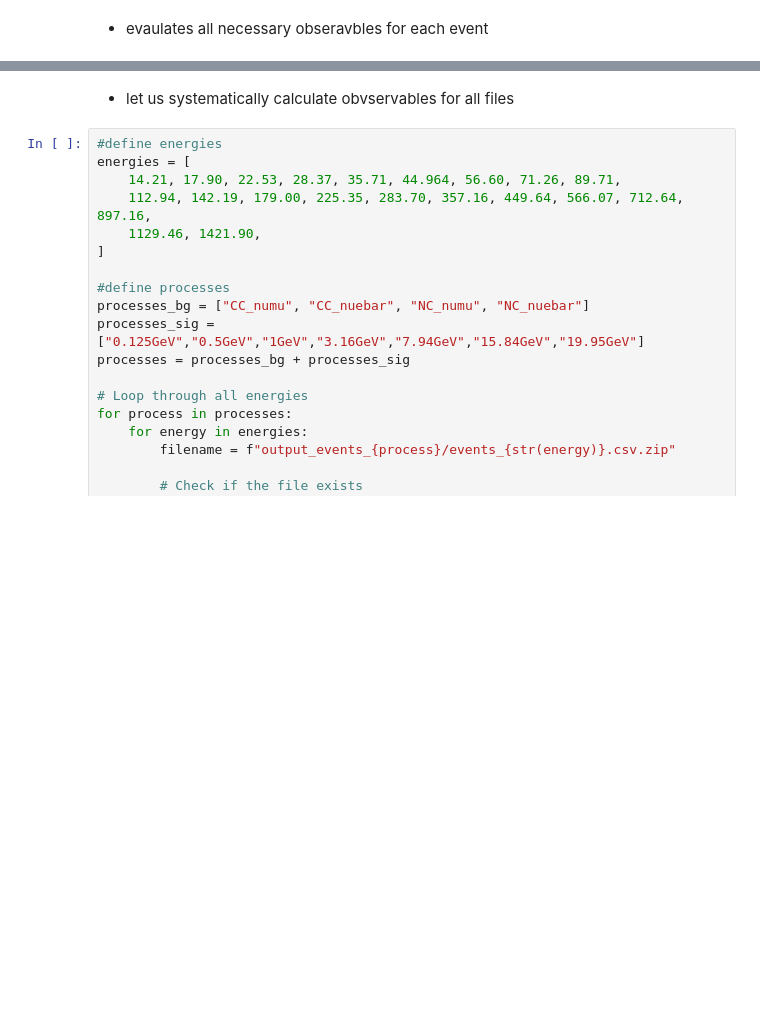
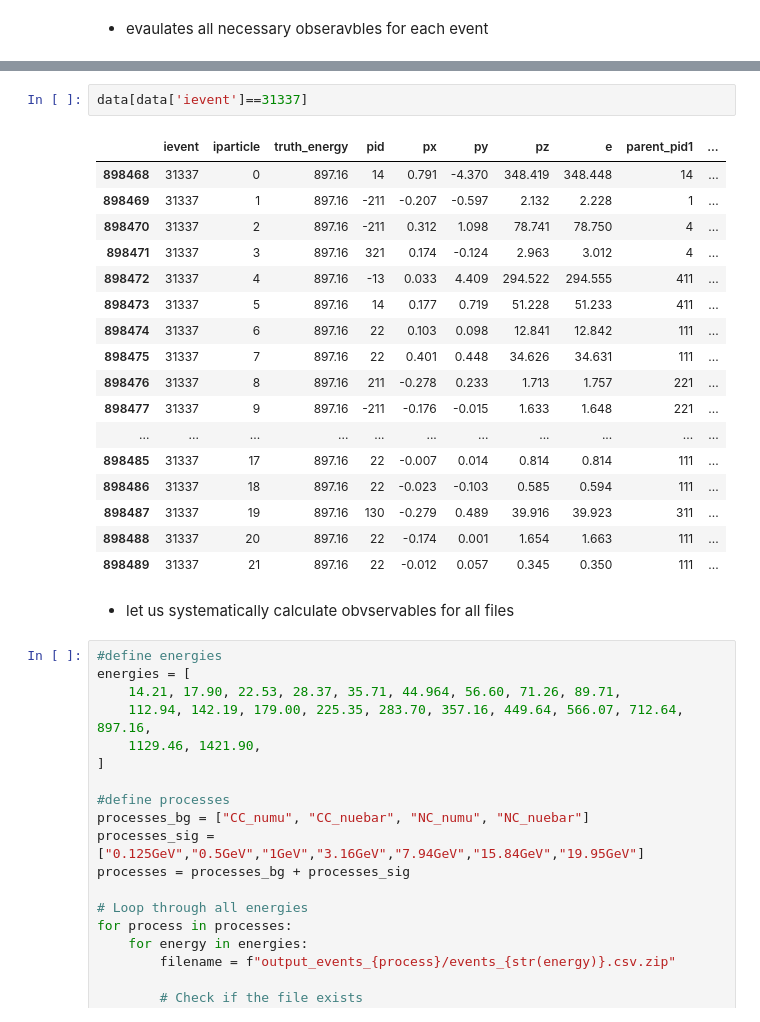
Before and after one commit to JyotismitaAdhikary/Mu_col_nu_portal, a Jupyter notebook: analysis-3-observables.ipynb, the cells around one changed output, grey strips where cells are left out. Cells and saved outputs as stored; diff of their text form; blank space fills up the shorter version.

```diff
--- a/analysis-3-observables.ipynb
+++ b/analysis-3-observables.ipynb
@@ -142,3 +163,23 @@ observables
+# %%
+data[data['ievent']==31337]
+# %% [output]
+|  | ievent | iparticle | truth_energy | pid | px | py | pz | e | parent_pid1 | ... |
+| 898468 | 31337 | 0 | 897.16 | 14 | 0.791 | -4.370 | 348.419 | 348.448 | 14 | ... |
+| 898469 | 31337 | 1 | 897.16 | -211 | -0.207 | -0.597 | 2.132 | 2.228 | 1 | ... |
+| 898470 | 31337 | 2 | 897.16 | -211 | 0.312 | 1.098 | 78.741 | 78.750 | 4 | ... |
+| 898471 | 31337 | 3 | 897.16 | 321 | 0.174 | -0.124 | 2.963 | 3.012 | 4 | ... |
+| 898472 | 31337 | 4 | 897.16 | -13 | 0.033 | 4.409 | 294.522 | 294.555 | 411 | ... |
+| 898473 | 31337 | 5 | 897.16 | 14 | 0.177 | 0.719 | 51.228 | 51.233 | 411 | ... |
+| 898474 | 31337 | 6 | 897.16 | 22 | 0.103 | 0.098 | 12.841 | 12.842 | 111 | ... |
+| 898475 | 31337 | 7 | 897.16 | 22 | 0.401 | 0.448 | 34.626 | 34.631 | 111 | ... |
+| 898476 | 31337 | 8 | 897.16 | 211 | -0.278 | 0.233 | 1.713 | 1.757 | 221 | ... |
+| 898477 | 31337 | 9 | 897.16 | -211 | -0.176 | -0.015 | 1.633 | 1.648 | 221 | ... |
+| ... | ... | ... | ... | ... | ... | ... | ... | ... | ... | ... |
+| 898485 | 31337 | 17 | 897.16 | 22 | -0.007 | 0.014 | 0.814 | 0.814 | 111 | ... |
+| 898486 | 31337 | 18 | 897.16 | 22 | -0.023 | -0.103 | 0.585 | 0.594 | 111 | ... |
+| 898487 | 31337 | 19 | 897.16 | 130 | -0.279 | 0.489 | 39.916 | 39.923 | 311 | ... |
+| 898488 | 31337 | 20 | 897.16 | 22 | -0.174 | 0.001 | 1.654 | 1.663 | 111 | ... |
+| 898489 | 31337 | 21 | 897.16 | 22 | -0.012 | 0.057 | 0.345 | 0.350 | 111 | ... |
 # %% [markdown]
 - let us systematically calculate obvservables for all files
 # %%
```
Also changed, not shown: parts of 6 cells of this notebook, 1 other file.
